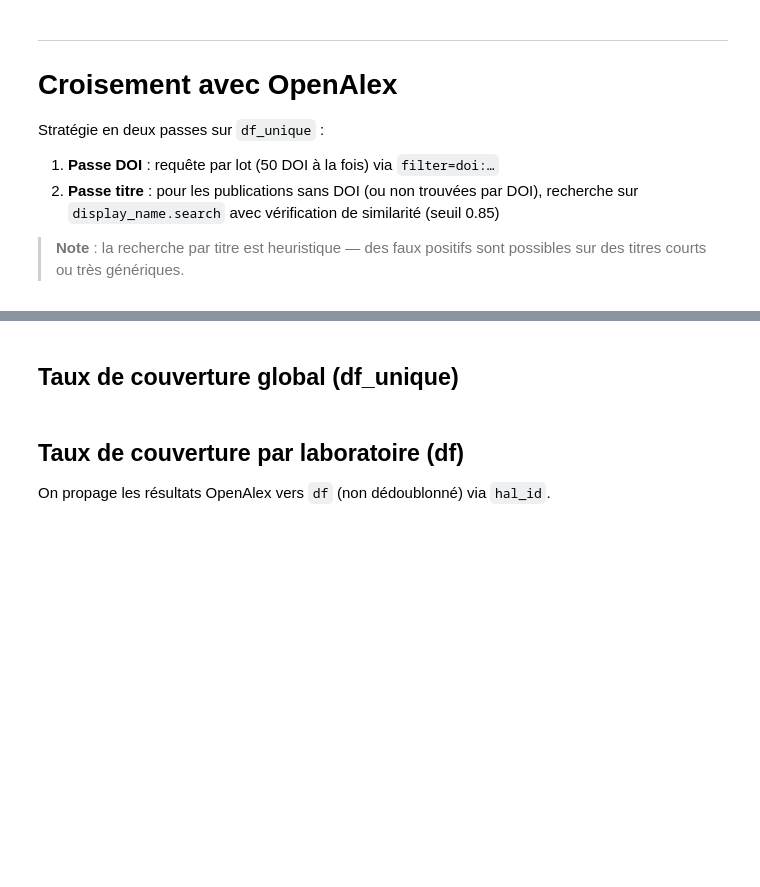
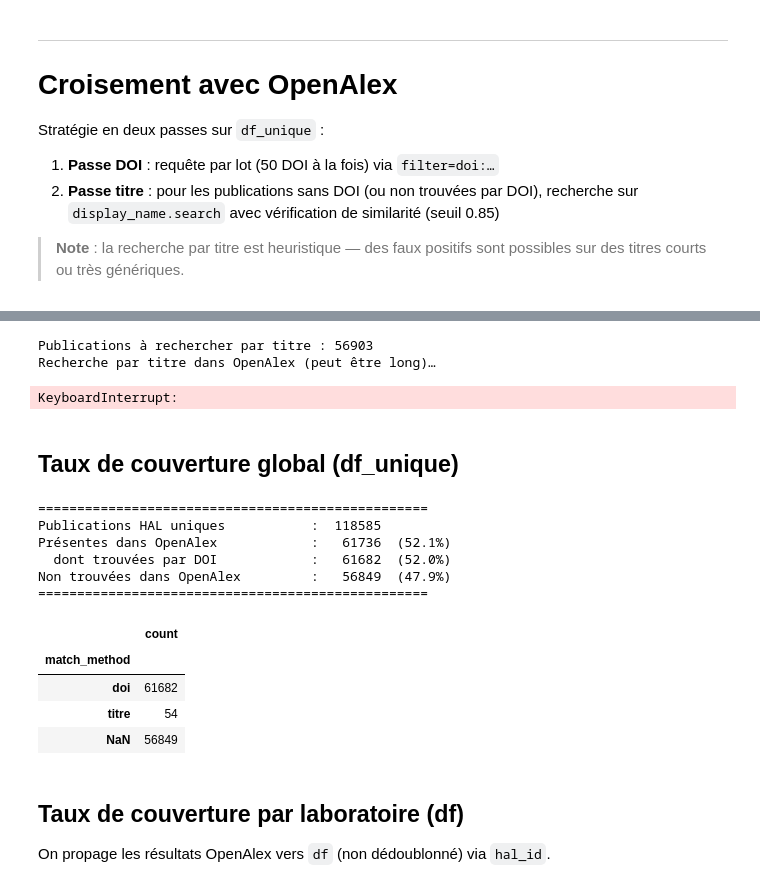
Before and after one commit to pbellot/HalOpenAlex, a Jupyter notebook: hal_publications.ipynb, the cells around one changed output, grey strips where cells are left out. Saved outputs shown, nothing was run; the diff lists cells and outputs as text; code cells hidden in the pictures; blank space fills up the shorter version.

```diff
--- a/hal_publications.ipynb
+++ b/hal_publications.ipynb
@@ -193,7 +193,7 @@ import re
 
 # ── Paramètres OpenAlex ──────────────────────────────────────────────────────
 OPENALEX_URL    = "https://api.openalex.org/works"
-OPENALEX_MAILTO = "votre.email@example.com"   # remplacer pour le « polite pool »
+OPENALEX_MAILTO = "patrice.bellot@cnrs.fr"   # remplacer pour le « polite pool »
 OA_BATCH_SIZE   = 50     # max DOI par requête (recommandé par OpenAlex)
 OA_SLEEP_SEC    = 0.1    # pause entre requêtes
 TITLE_SIM_MIN   = 0.85   # seuil de similarité pour la correspondance par titre
@@ -335,24 +341,40 @@ for idx in tqdm(to_search_by_title, desc="Recherche titre"):
 
 print(f"Publications trouvées via titre : {(df_unique['match_method'] == 'titre').sum()}")
 print(f"Publications non trouvées : {(~df_unique['in_openalex']).sum()}")
+# %% [output]
+Publications à rechercher par titre : 56903
+Recherche par titre dans OpenAlex (peut être long)…
+KeyboardInterrupt:
 # %% [markdown]
 ## Taux de couverture global (df_unique)
 # %%
 total   = len(df_unique)
 found   = df_unique["in_openalex"].sum()
 by_doi  = (df_unique["match_method"] == "doi").sum()
-by_titl = (df_unique["match_method"] == "titre").sum()
+#by_titl = (df_unique["match_method"] == "titre").sum()
 
 print("=" * 50)
 print(f"Publications HAL uniques           : {total:>7}")
 print(f"Présentes dans OpenAlex            : {found:>7}  ({100*found/total:.1f}%)")
 print(f"  dont trouvées par DOI            : {by_doi:>7}  ({100*by_doi/total:.1f}%)")
-print(f"  dont trouvées par titre          : {by_titl:>7}  ({100*by_titl/total:.1f}%)")
+#print(f"  dont trouvées par titre          : {by_titl:>7}  ({100*by_titl/total:.1f}%)")
 print(f"Non trouvées dans OpenAlex         : {total-found:>7}  ({100*(total-found)/total:.1f}%)")
 print("=" * 50)
 
 # Détail par méthode de correspondance
 df_unique.groupby("match_method", dropna=False).size().rename("count").to_frame()
+# %% [output]
+==================================================
+Publications HAL uniques           :  118585
+Présentes dans OpenAlex            :   61736  (52.1%)
+  dont trouvées par DOI            :   61682  (52.0%)
+Non trouvées dans OpenAlex         :   56849  (47.9%)
+==================================================
+|  | count |
+| match_method |  |
+| doi | 61682 |
+| titre | 54 |
+| NaN | 56849 |
 # %% [markdown]
 ## Taux de couverture par laboratoire (df)
 
```
Also changed, not shown: parts of 2 cells of this notebook.
